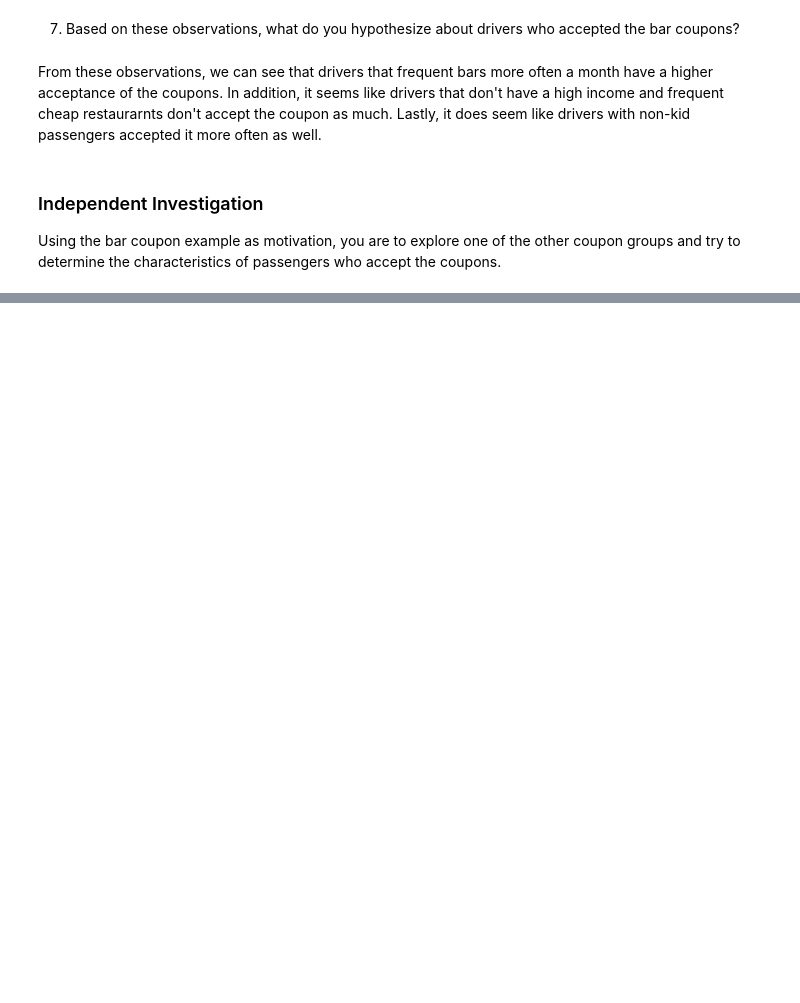
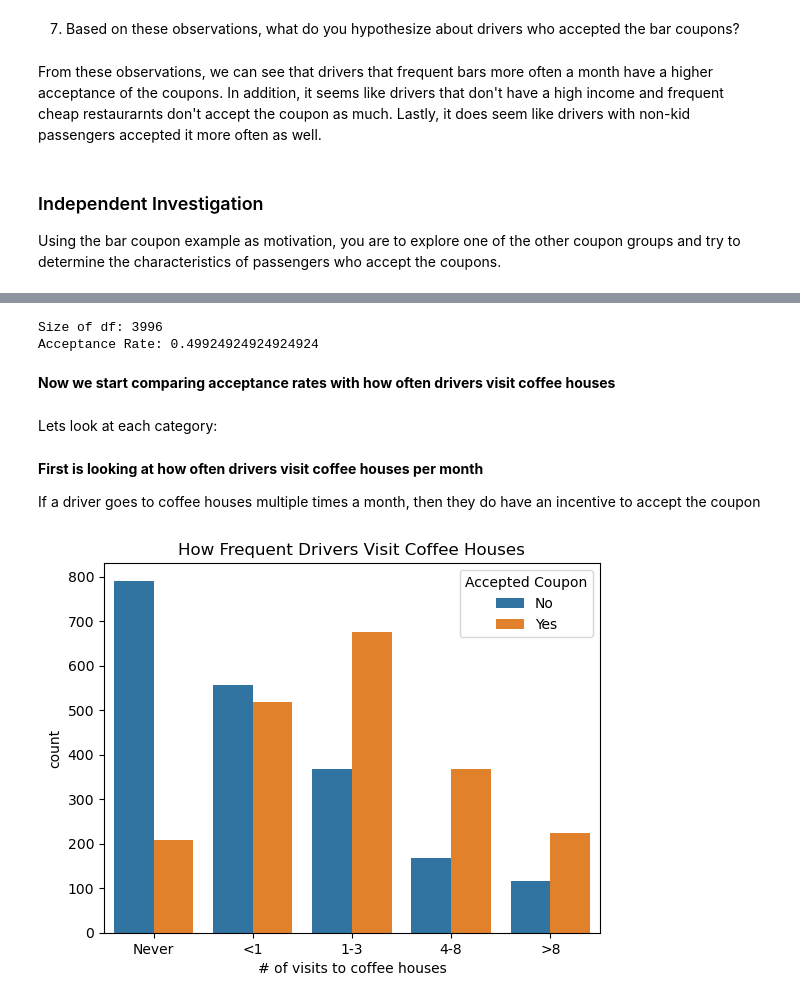
Before and after one commit to DKW2/coupon-acceptance, a Jupyter notebook: CouponAnalysis.ipynb, the cells around one changed output, grey strips where cells are left out. Cells and saved outputs as stored; diff of their text form; code cells hidden in the pictures; blank space fills up the shorter version.

```diff
--- a/CouponAnalysis.ipynb
+++ b/CouponAnalysis.ipynb
@@ -353,0 +400,27 @@ Using the bar coupon example as motivation, you are to explore one of the other
+# %%
+# Filter the original df with only coffee house coupons
+coffee = df[df["coupon"] == "Coffee House"]
+# %%
+# Get the total acceptance rate of the coffee house coupon group
+getAcceptanceRate( coffee )
+# %% [output]
+Size of df: 3996
+Acceptance Rate: 0.49924924924924924
+# %% [markdown]
+<b> Now we start comparing acceptance rates with how often drivers visit coffee houses
+# %% [markdown]
+Lets look at each category:
+# %% [markdown]
+<b> First is looking at how often drivers visit coffee houses per month
+
+If a driver goes to coffee houses multiple times a month, then they do have an incentive to accept the coupon
+# %%
+# Plot a bar plot of the driver's visits to coffee houses per month and order it by frequency
+plot = sns.countplot( data = coffee, x = "CoffeeHouse", hue = "Accepted Coupon", order = ["never","less1","1~3","4~8","gt8"] )
+plt.xlabel( "# of visits to coffee houses" )
+plt.title( "How Frequent Drivers Visit Coffee Houses" )
+plot.set_xticklabels(["Never","<1","1-3","4-8",">8"])
+plt.savefig( "images/coffeeHouseVisits.png" )
+print()
+# %% [output]
+[figure, added]
```
Also changed, not shown: parts of 96 cells of this notebook, 11 other files.
